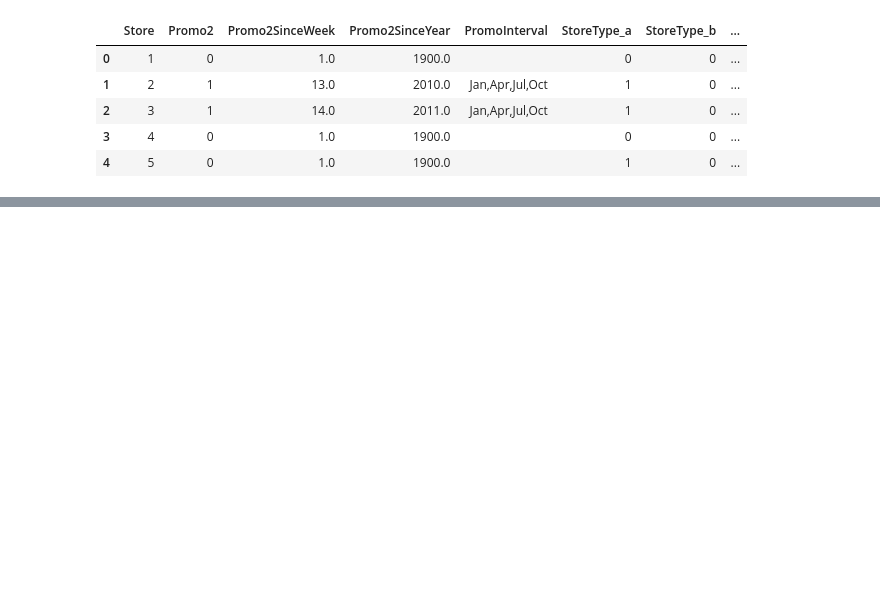
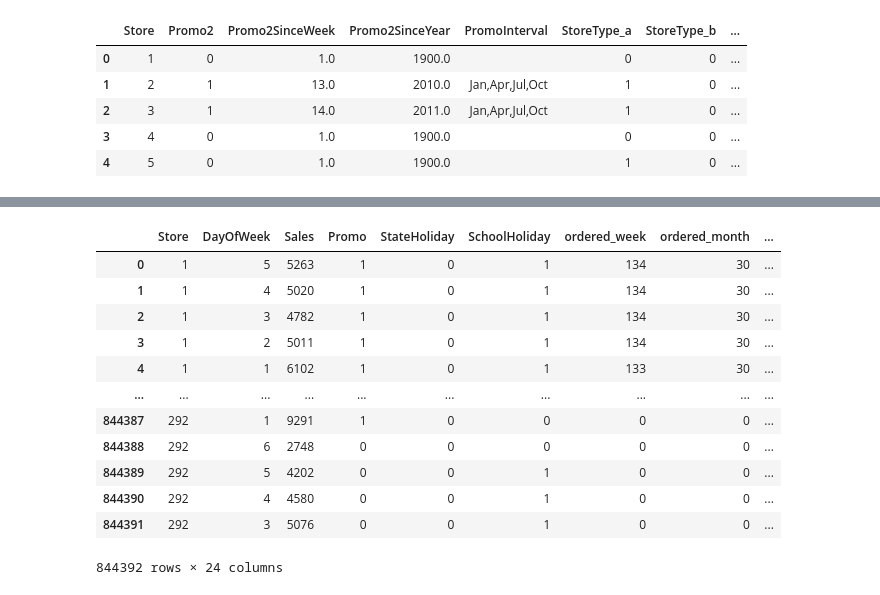
Before and after one commit to vkhmara/EPAM-Internship, a Jupyter notebook: Rossmann Store Sales/EDA.ipynb, the cells around one changed output, grey strips where cells are left out. Cells and saved outputs as stored; diff of their text form; code cells hidden in the pictures; blank space fills up the shorter version.

```diff
--- a/Rossmann Store Sales/EDA.ipynb
+++ b/Rossmann Store Sales/EDA.ipynb
@@ -895,0 +1069,16 @@ store.to_csv('data/store_transformed.csv', index=False)
+# %%
+X_train
+# %% [output]
+|  | Store | DayOfWeek | Sales | Promo | StateHoliday | SchoolHoliday | ordered_week | ordered_month | ... |
+| 0 | 1 | 5 | 5263 | 1 | 0 | 1 | 134 | 30 | ... |
+| 1 | 1 | 4 | 5020 | 1 | 0 | 1 | 134 | 30 | ... |
+| 2 | 1 | 3 | 4782 | 1 | 0 | 1 | 134 | 30 | ... |
+| 3 | 1 | 2 | 5011 | 1 | 0 | 1 | 134 | 30 | ... |
+| 4 | 1 | 1 | 6102 | 1 | 0 | 1 | 133 | 30 | ... |
+| ... | ... | ... | ... | ... | ... | ... | ... | ... | ... |
+| 844387 | 292 | 1 | 9291 | 1 | 0 | 0 | 0 | 0 | ... |
+| 844388 | 292 | 6 | 2748 | 0 | 0 | 0 | 0 | 0 | ... |
+| 844389 | 292 | 5 | 4202 | 0 | 0 | 1 | 0 | 0 | ... |
+| 844390 | 292 | 4 | 4580 | 0 | 0 | 1 | 0 | 0 | ... |
+| 844391 | 292 | 3 | 5076 | 0 | 0 | 1 | 0 | 0 | ... |
+844392 rows × 24 columns
```
Also changed, not shown: parts of 54 cells of this notebook.
